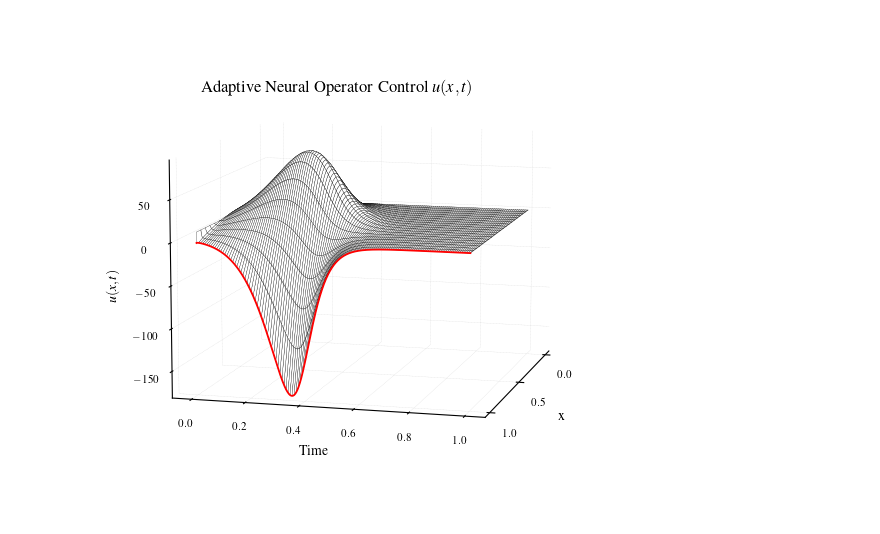
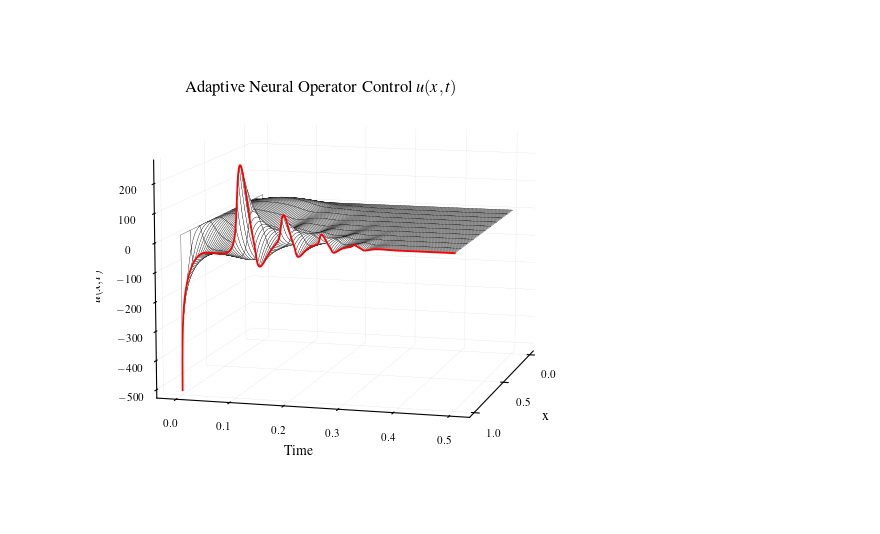
Before and after one commit to lukebhan/NeuralOperatorParabolicAdaptiveControl, a Jupyter notebook: adaptive.ipynb, the cells around one changed output. Saved outputs shown, nothing was run; the diff lists cells and outputs as text; code cells hidden in the pictures.

```diff
--- a/adaptive.ipynb
+++ b/adaptive.ipynb
@@ -71,7 +73,7 @@ tex_fonts = {
 
 plt.rcParams.update(tex_fonts)
 # %%
-def solvePDEAdaptive(I, a, L, dt,F, T, lam, solveControl, kernelEstimator, gamma, lamGuess):
+def solvePDEAdaptive(I, a, L, dt,F, T, lam, solveControl, kernelEstimator, gamma, lamGuess, debug):
     # Code adapted from: https://hplgit.github.io/fdm-book/doc/pub/book/pdf/fdm-book-4print.pdf
     Nt = int(round(T/float(dt)))
     t = np.linspace(0, Nt*dt, Nt)
@@ -91,14 +93,16 @@ def solvePDEAdaptive(I, a, L, dt,F, T, lam, solveControl, kernelEstimator, gamma
     # Set initial condition u(x,0) = I(x)
     for i in range(0, Nx+1):
         u[0][i] = I[i]
-
+    s= 0
     for i in range(1, Nt):
         kEst = kernelEstimator(lHat, dx)
-        if i % int(Nt/100) == 0:
+        if i % int(Nt/100) == 0 and debug==True:
             print("i", i, "/", nt)
             print("wTerm", wTerm)
             print("uTerm", uTerm)
             print("lhatdelta", lHatDelta)
+            print(time.time() - s)
+            s = time.time()
             kArr.append(kEst)
 
         # Compute u at inner mesh points
@@ -138,7 +142,7 @@ def solvePDE(I, a, L, dt,F, T, lam, solveControl, kernel):
 
         # Insert boundary conditions
         u[i][0] = 0;  u[i][Nx] = solveControl(u[i], kernel, Nx-1, dx)
-    return u, x
+    return u
 
 def solveKernelFunction(lam, dx):
     k = np.zeros((len(lam), len(lam)))
@@ -188,8 +192,8 @@ def getPDEl2(u, uhat):
 
 def solveW(u, kernel, dx):
     w = np.zeros(len(kernel))
-    for i in range(0, len(k)):
-        w[i] = u[i]-sum(k[i][0:i]*u[0:i])*dx
+    for i in range(0, len(kernel)):
+        w[i] = u[i]-sum(kernel[i][0:i]*u[0:i])*dx
     return w
 
 def solveWIntegral(x, w, dx):
@@ -206,12 +210,12 @@ def estimateLambdaHatDelta(x, u, k, dx, gamma):
     return lambdaHat, wInt, middleTerm
 # %%
 X = 1
-dx = 0.005
+dx = 0.01
 nx = int(round(X/dx))
 spatial = np.linspace(0, X, nx+1, dtype=np.float32)
 
 
-T = 1
+T = .5
 dt = 0.00001
 nt = int(round(T/dt))
 temporal = np.linspace(0, T, nt, dtype=np.float32)
@@ -220,9 +224,9 @@ init_cond = np.zeros(nx+1)
 lam = np.zeros(nx+1)
 lamGuess = np.zeros(nx+1)
 for j in range(nx+1):
-    init_cond[j] = 10
-    lam[j] = 50*math.cos(7*math.acos(spatial[j]))
-    lamGuess[j] = 1
+    init_cond[j] = 20
+    lam[j] = 25*math.cos(9*math.acos(spatial[j])) +25
+    lamGuess[j] = 25
 
-u, s2, lArr, kArr= solvePDEAdaptive(init_cond, 1, 1, dt, dt/dx**2, T, lam, solveControl, solveKernelFunction, 50, lamGuess)
+u, s2, lArr, kArr= solvePDEAdaptive(init_cond, 1, 1, dt, dt/dx**2, T, lam, solveControl, solveKernelFunction, 50, lamGuess, True)
 # %% [output]
@@ -251,35 +306,35 @@ subfigs = fig.subfigures(nrows=1, ncols=1, hspace=0)
 
 subfig = subfigs
 subfig.subplots_adjust(left=0.07, bottom=0, right=1, top=1.1)
 subfig.suptitle(r"Adaptive Neural Operator Control $u(x, t)$")
 axes = subfig.subplots(nrows=1, ncols=1, subplot_kw={"projection": "3d", "computed_zorder": False})
 
 for axis in [axes.xaxis, axes.yaxis, axes.zaxis]:
     axis._axinfo['axisline']['linewidth'] = 1
     axis._axinfo['axisline']['color'] = "b"
     axis._axinfo['grid']['linewidth'] = 0.2
     axis._axinfo['grid']['linestyle'] = "--"
     axis._axinfo['grid']['color'] = "#d1d1d1"
     axis.set_pane_color((1, 1, 1))
 
 meshx, mesht = np.meshgrid(spatial, temporal)
 
-axes.plot_surface(meshx, mesht, u, edgecolor="black",lw=0.2, rstride=750, cstride=10,
+axes.plot_surface(meshx, mesht, u, edgecolor="black",lw=0.2, rstride=250, cstride=10,
                         alpha=1, color="white", shade=False, rasterized=True, antialiased=True)
 test = np.ones(nt)
 vals = (u.transpose())[-1]
 axes.plot(test[1:], temporal[1:], vals[1:], color="red", lw=1.3, antialiased=True)
 axes.view_init(10, 15)
 axes.set_xlabel("x")
 axes.set_ylabel("Time")
 axes.set_zlabel(r"$u(x, t)$", rotation=90)
 axes.zaxis.set_rotate_label(False)
 axes.set_xticks([0, 0.5, 1])
 #axes.yaxis.set_major_formatter(FormatStrFormatter('%.1f'))
 
 plt.savefig("adaptiveControlParabolicBig.pdf", dpi=300)
 # %% [output]
-[figure, old version]
+[figure, new version]
 # %%
 res = 1
 fig = plt.figure(figsize=set_size(516, 0.99, (1, 2), height_add=1))
```
Also changed, not shown: parts of 11 cells of this notebook.
